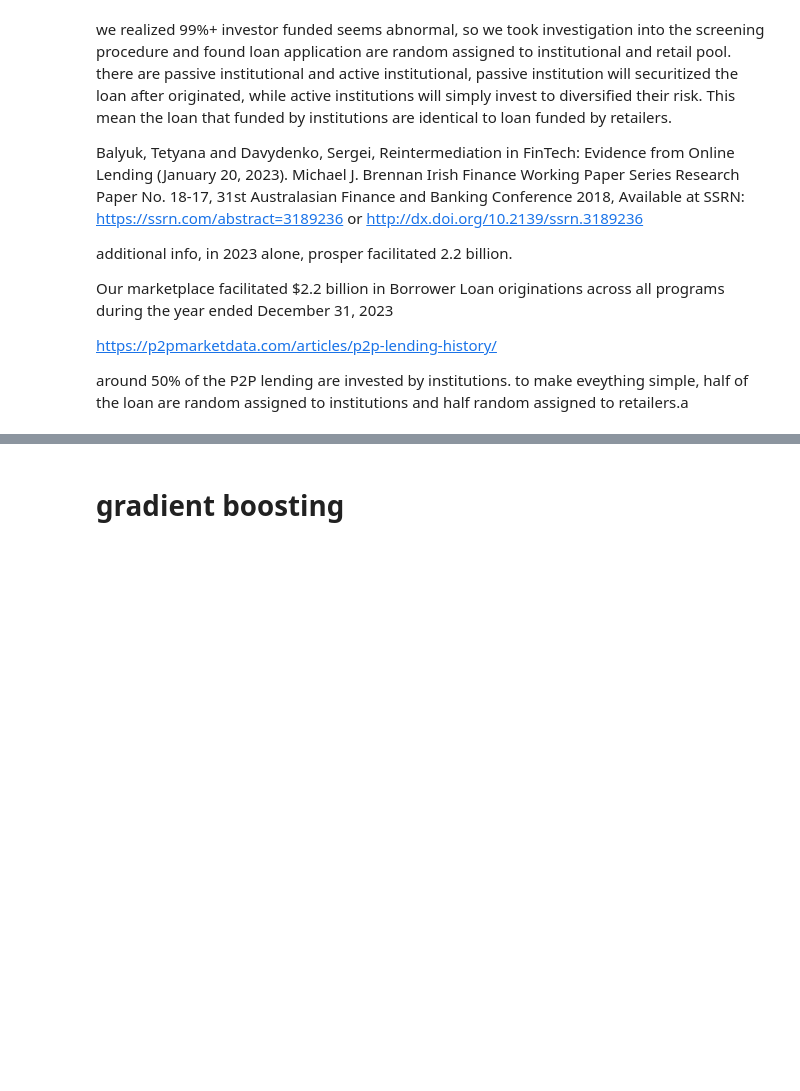
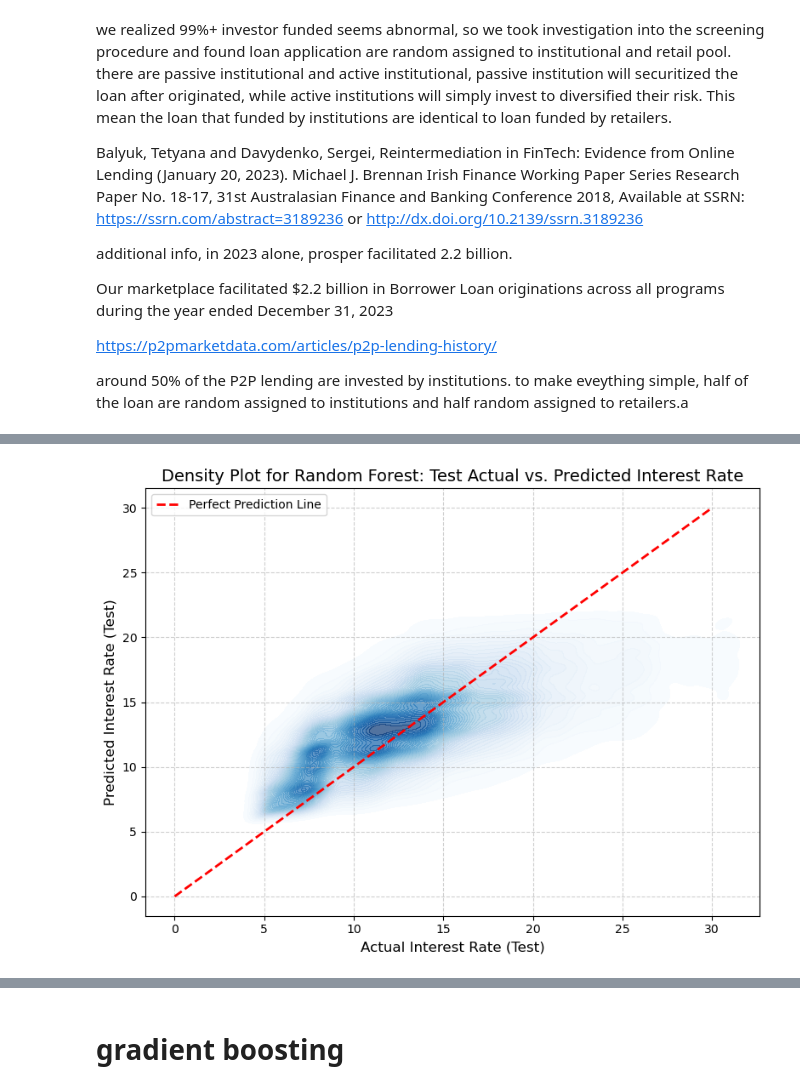
Before and after one commit to Hlin222/Machine_Learning_P2P_Lending_Platform, a Jupyter notebook: QTM347_final_project.ipynb, the cells around one changed output, grey strips where cells are left out. Saved outputs shown, nothing was run; the diff lists cells and outputs as text; code cells hidden in the pictures; blank space fills up the shorter version.

```diff
--- a/QTM347_final_project.ipynb
+++ b/QTM347_final_project.ipynb
@@ -1077,0 +1141,95 @@ around 50% of the P2P lending are invested by institutions. to make eveything si
+# %%
+from sklearn.ensemble import RandomForestRegressor
+from sklearn.metrics import mean_squared_error, r2_score
+from sklearn.model_selection import train_test_split
+import pandas as pd
+import numpy as np
+import matplotlib.pyplot as plt
+import seaborn as sns
+
+# Prepare the data
+df4 = df3.copy()
+
+# Drop irrelevant columns
+X = df4.drop(columns=['int_rate', 'installment', 'last_pymnt_amnt', 'total_rec_int', 'total_rec_prncp',
+                      "loan_status_Current", 'loan_status_Fully Paid', 'loan_status_In Grace Period',
+                      "loan_status_Late (16-30 days)", 'loan_status_Late (31-120 days)', 'loan_status_Default',
+                      'loan_status_Does not meet the credit policy. Status:Charged Off',
+                      'loan_status_Does not meet the credit policy. Status:Fully Paid',
+                      'total_pymnt_inv', 'total_pymnt'])
+Y = df4['int_rate']
+
+# Split the data
+X_train, X_test, Y_train, Y_test = train_test_split(X, Y, test_size=0.2, random_state=42)
+
+# Train the Random Forest model
+rf_model = RandomForestRegressor(
+    n_estimators=100,
+    max_depth=10,
+    random_state=42,
+    n_jobs=-1
+)
+
+rf_model.fit(X_train, Y_train)
+
+# Make predictions
+Y_pred = rf_model.predict(X_test)
+Y_train_pred = rf_model.predict(X_train)
+
+# Evaluate the model
+test_mse = mean_squared_error(Y_test, Y_pred)
+test_rmse = np.sqrt(test_mse)
+test_r2 = r2_score(Y_test, Y_pred)
+
+train_mse = mean_squared_error(Y_train, Y_train_pred)
+train_rmse = np.sqrt(train_mse)
+
+print(f"Test RMSE: {test_rmse}")
+print(f"Test R-Squared: {test_r2}")
+print(f"Train RMSE: {train_rmse}")
+
+
+# Append the RMSE of the random forest with standardization model to the list `model_rmse`
+new_entry = pd.DataFrame([{'Model': 'Random Forest with 100 n estimators and 10 max_depth', 'RMSE': test_rmse}])
+model_rmse = pd.concat([model_rmse, new_entry], ignore_index=True)
+print(model_rmse)
+
+# Improved density plot for Test data
+plt.figure(figsize=(8, 6))
+sns.kdeplot(x=Y_test, y=Y_pred, cmap="Blues", fill=True, thresh=0.01, levels=50, alpha=0.7)
+plt.plot([0, 30], [0, 30], color='red', linewidth=2, linestyle='--', label="Perfect Prediction Line")
+plt.xlabel("Actual Interest Rate (Test)", fontsize=12)
+plt.ylabel("Predicted Interest Rate (Test)", fontsize=12)
+plt.title("Density Plot for Random Forest: Test Actual vs. Predicted Interest Rate", fontsize=14)
+plt.legend(fontsize=10)
+plt.xticks(fontsize=10)
+plt.yticks(fontsize=10)
+plt.grid(visible=True, linestyle='--', alpha=0.6)
+plt.tight_layout()
+plt.show()
+
+# Improved density plot for Train data
+plt.figure(figsize=(8, 6))
+sns.kdeplot(x=Y_train, y=Y_train_pred, cmap="Greens", fill=True, thresh=0.01, levels=50, alpha=0.7)
+plt.plot([0, 30], [0, 30], color='red', linewidth=2, linestyle='--', label="Perfect Prediction Line")
+plt.xlabel("Actual Interest Rate (Train)", fontsize=12)
+plt.ylabel("Predicted Interest Rate (Train)", fontsize=12)
+plt.title("Density Plot for Random Forest: Train Actual vs. Predicted Interest Rate", fontsize=14)
+plt.legend(fontsize=10)
+plt.xticks(fontsize=10)
+plt.yticks(fontsize=10)
+plt.grid(visible=True, linestyle='--', alpha=0.6)
+plt.tight_layout()
+plt.show()
+
+# Get feature importance scores
+importance = rf_model.feature_importances_
+
+# Convert to a DataFrame for better readability
+importance_df = pd.DataFrame({
+    'Feature': X.columns,
+    'Importance': importance
+}).sort_values(by='Importance', ascending=False)
+
+print(importance_df.head(50))
+# %% [output]
@@ -1077,0 +1243 @@ around 50% of the P2P lending are invested by institutions. to make eveything si
+[figure, added]
```
Also changed, not shown: parts of 37 cells of this notebook.
